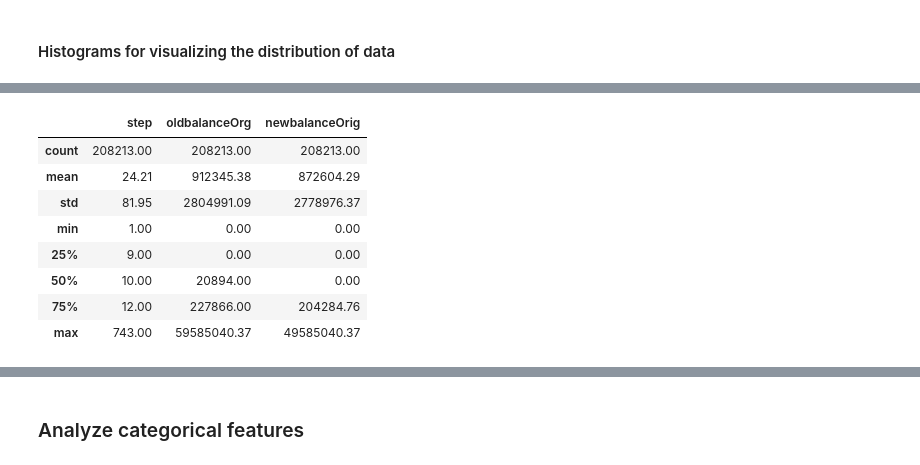
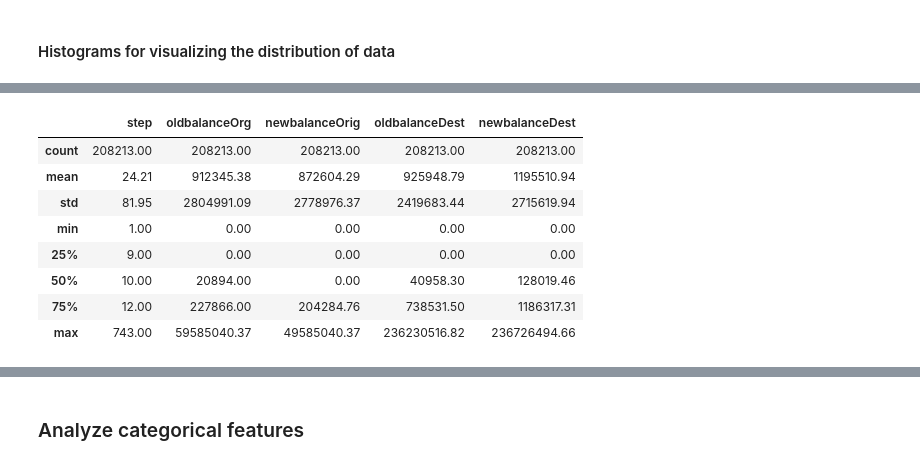
Before and after one commit to adin11/online-payment-fraud-detection, a Jupyter notebook: model.ipynb, the cells around one changed output, grey strips where cells are left out. Cells and saved outputs as stored; diff of their text form; code cells hidden in the pictures.

```diff
--- a/model.ipynb
+++ b/model.ipynb
@@ -219,12 +232,12 @@ for col in numeric_columns:
 # %%
-df[['step','oldbalanceOrg','newbalanceOrig']].describe()
+df[['step','oldbalanceOrg','newbalanceOrig','oldbalanceDest','newbalanceDest']].describe()
 # %% [output]
-|  | step | oldbalanceOrg | newbalanceOrig |
-| count | 208213.00 | 208213.00 | 208213.00 |
-| mean | 24.21 | 912345.38 | 872604.29 |
-| std | 81.95 | 2804991.09 | 2778976.37 |
-| min | 1.00 | 0.00 | 0.00 |
-| 25% | 9.00 | 0.00 | 0.00 |
-| 50% | 10.00 | 20894.00 | 0.00 |
-| 75% | 12.00 | 227866.00 | 204284.76 |
-| max | 743.00 | 59585040.37 | 49585040.37 |
+|  | step | oldbalanceOrg | newbalanceOrig | oldbalanceDest | newbalanceDest |
+| count | 208213.00 | 208213.00 | 208213.00 | 208213.00 | 208213.00 |
+| mean | 24.21 | 912345.38 | 872604.29 | 925948.79 | 1195510.94 |
+| std | 81.95 | 2804991.09 | 2778976.37 | 2419683.44 | 2715619.94 |
+| min | 1.00 | 0.00 | 0.00 | 0.00 | 0.00 |
+| 25% | 9.00 | 0.00 | 0.00 | 0.00 | 0.00 |
+| 50% | 10.00 | 20894.00 | 0.00 | 40958.30 | 128019.46 |
+| 75% | 12.00 | 227866.00 | 204284.76 | 738531.50 | 1186317.31 |
+| max | 743.00 | 59585040.37 | 49585040.37 | 236230516.82 | 236726494.66 |
```
Also changed, not shown: parts of 17 cells of this notebook.
